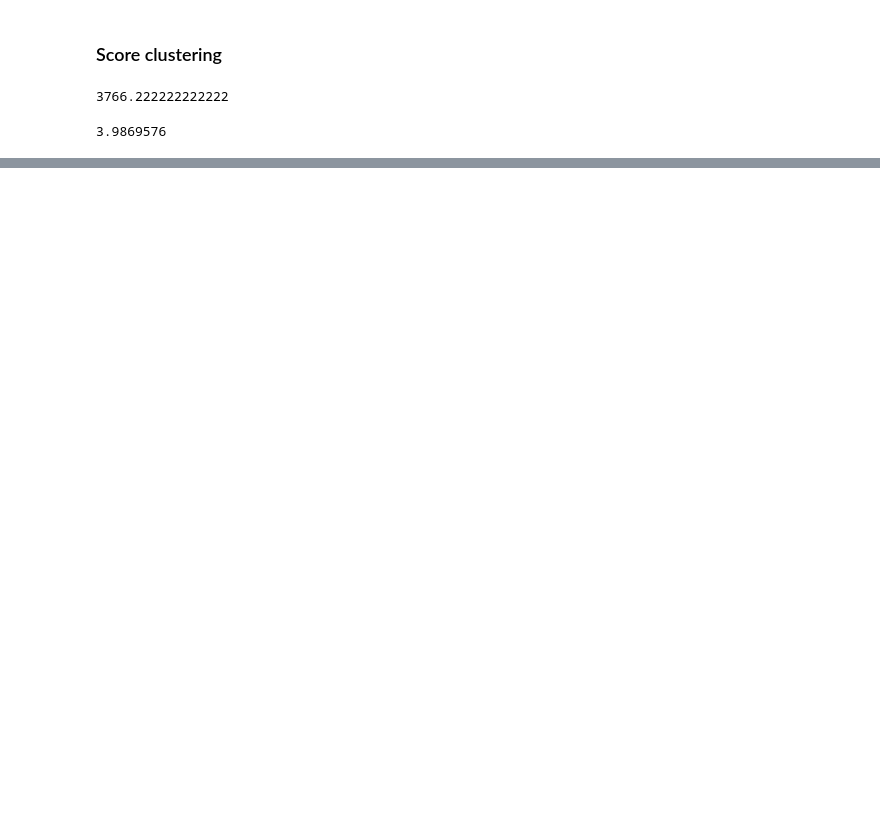
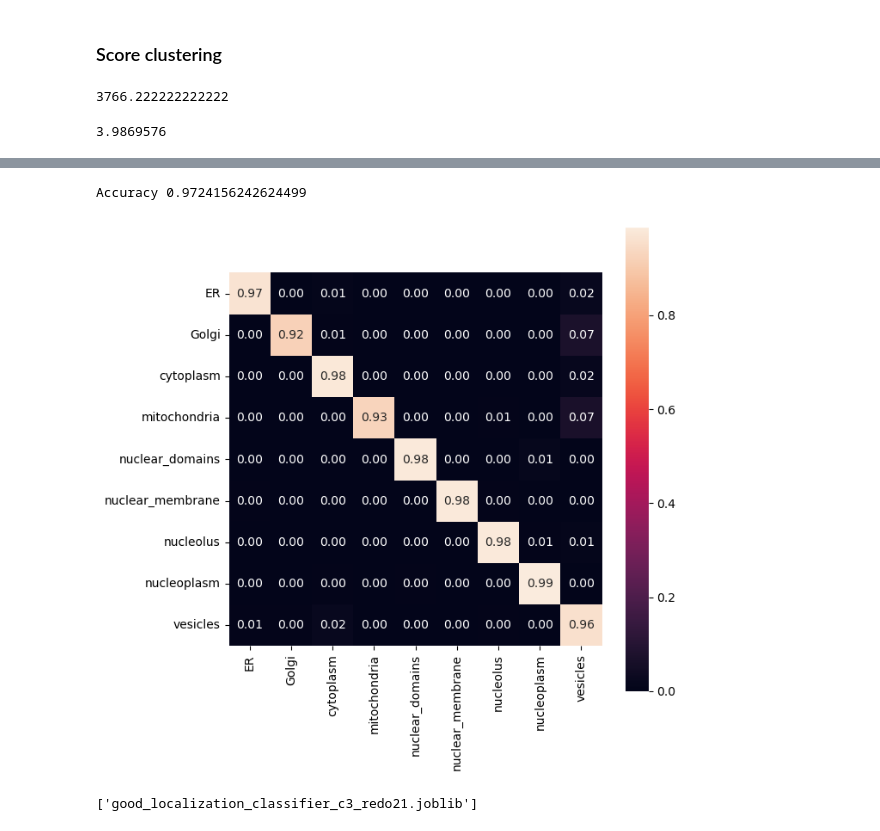
Before and after one commit to sofroniewn/proteoscope, a Jupyter notebook: notebooks/cytoself-3.ipynb, the cells around one changed output, grey strips where cells are left out. Saved outputs shown, nothing was run; the diff lists cells and outputs as text; code cells hidden in the pictures; blank space fills up the shorter version.

```diff
--- a/notebooks/cytoself-3.ipynb
+++ b/notebooks/cytoself-3.ipynb
@@ -246,0 +293,12 @@ Error:
+# %%
+from sklearn.linear_model import LogisticRegression
+
+other = localizations_train == 'other'
+X_train = embeddings_train[~other]
+X_train = X_train.reshape((X_train.shape[0], -1))
+y_train = localizations_train[~other]
+
+other = localizations == 'other'
+X_test = embeddings[~other]
+X_test = X_test.reshape((X_test.shape[0], -1))
+y_test = localizations[~other]
@@ -246,0 +311,2 @@ Error:
+# %%
+clf = LogisticRegression(random_state=0, penalty='l2', C=1.0).fit(X_train, y_train)
@@ -246,0 +321,31 @@ Error:
+# %%
+y_predict = clf.predict(X_test)
+# %%
+from sklearn.metrics import confusion_matrix, accuracy_score
+import pandas as pd
+
+class_labels = np.unique(y_train)
+
+acc = accuracy_score(y_test, y_predict)
+print(f'Accuracy {acc}')
+
+cm = confusion_matrix(y_test, y_predict, labels=class_labels)
+cm_norm = cm / cm.sum(axis=1)[:, None]
+cm_df = pd.DataFrame(cm_norm, index=class_labels, columns=class_labels)
+# %% [output]
+Accuracy 0.9724156242624499
+# %%
+import seaborn as sns
+import matplotlib.pyplot as plt
+
+plt.figure(figsize=(7, 7))
+sns.heatmap(cm_df, square=True, annot=True, fmt=".2f");
+# %% [output]
+[figure, added]
+# %%
+from joblib import dump
+
+# Save the model to a file
+dump(clf, 'good_localization_classifier_redo21.joblib')
+# %% [output]
+['good_localization_classifier_c3_redo21.joblib']
```
Also changed, not shown: parts of 15 cells of this notebook, 3 other files.
